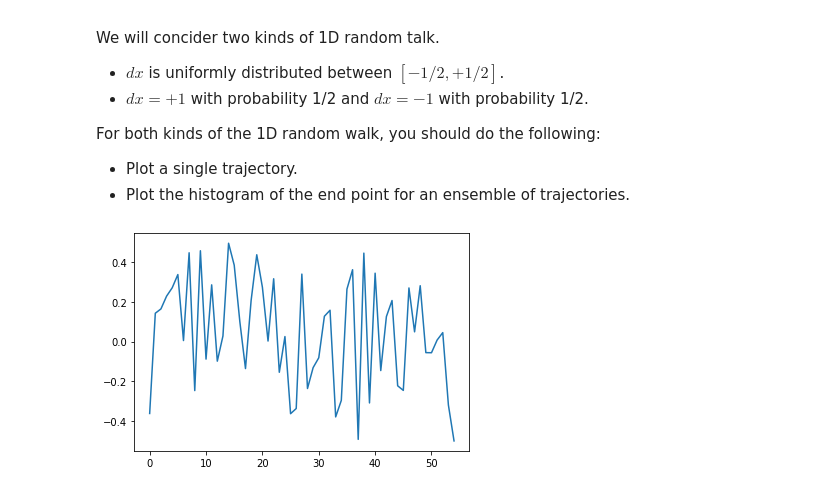
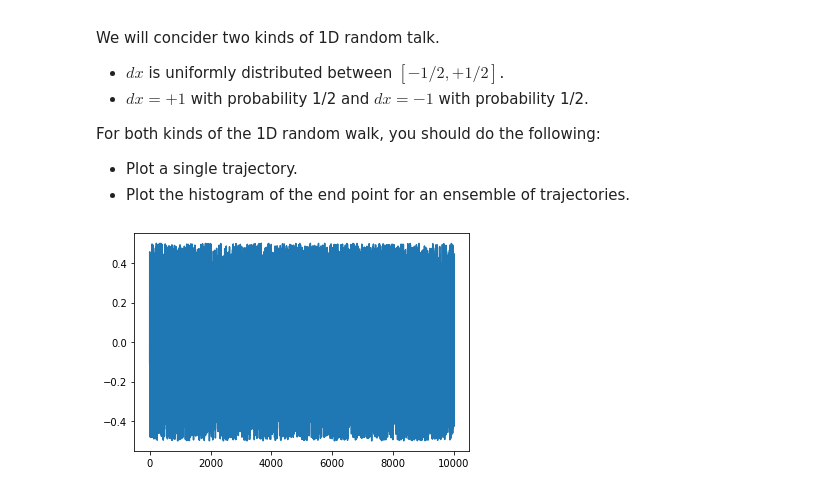
Before and after one commit to NTHU-Phys-Qubit/hw1-cyy7230, a Jupyter notebook: Problem-1.ipynb, the cells around one changed output. Drawn from its saved outputs; the diff is of its cells as text; code cells hidden in the pictures.

```diff
--- a/Problem-1.ipynb
+++ b/Problem-1.ipynb
@@ -16,20 +16,22 @@ import numpy as np
 import matplotlib.pyplot as plt
 import pylab
 # %%
+# define the function of step with 𝑑𝑥 distributed between  [−1/2,+1/2]
 def One_dim(i_step):
     step_x = np.random.random(i_step)-1/2
-
     return (np.cumsum(step_x))
 
+# position and step number
 i_step = 1
-i_walk = 55
+i_walk = 10000
 
 x_f = np.zeros(i_walk)
+
 for run in range(i_walk):
     x = One_dim(i_step)
     x_f[run] = x[-1]
 
 pylab.plot(x_f,)
 pylab.show()
 # %% [output]
-[figure, old version]
+[figure, new version]
```
Also changed, not shown: parts of 5 cells of this notebook.
